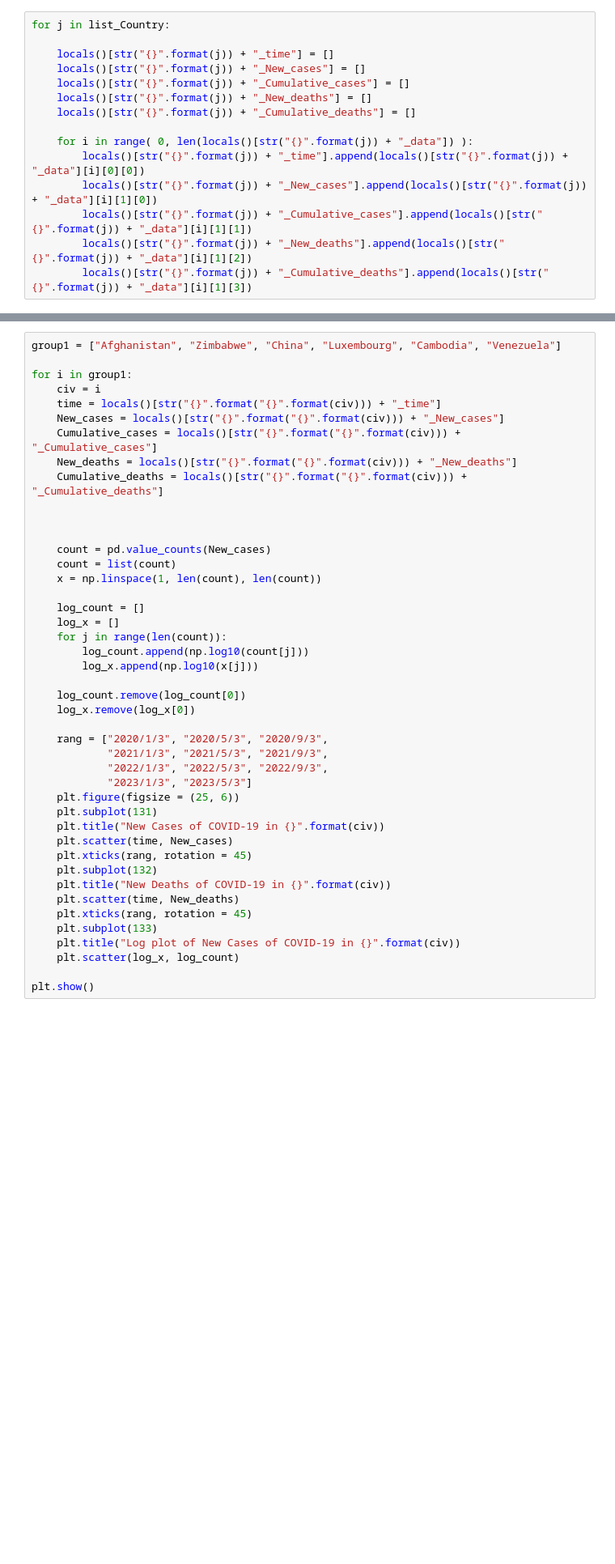
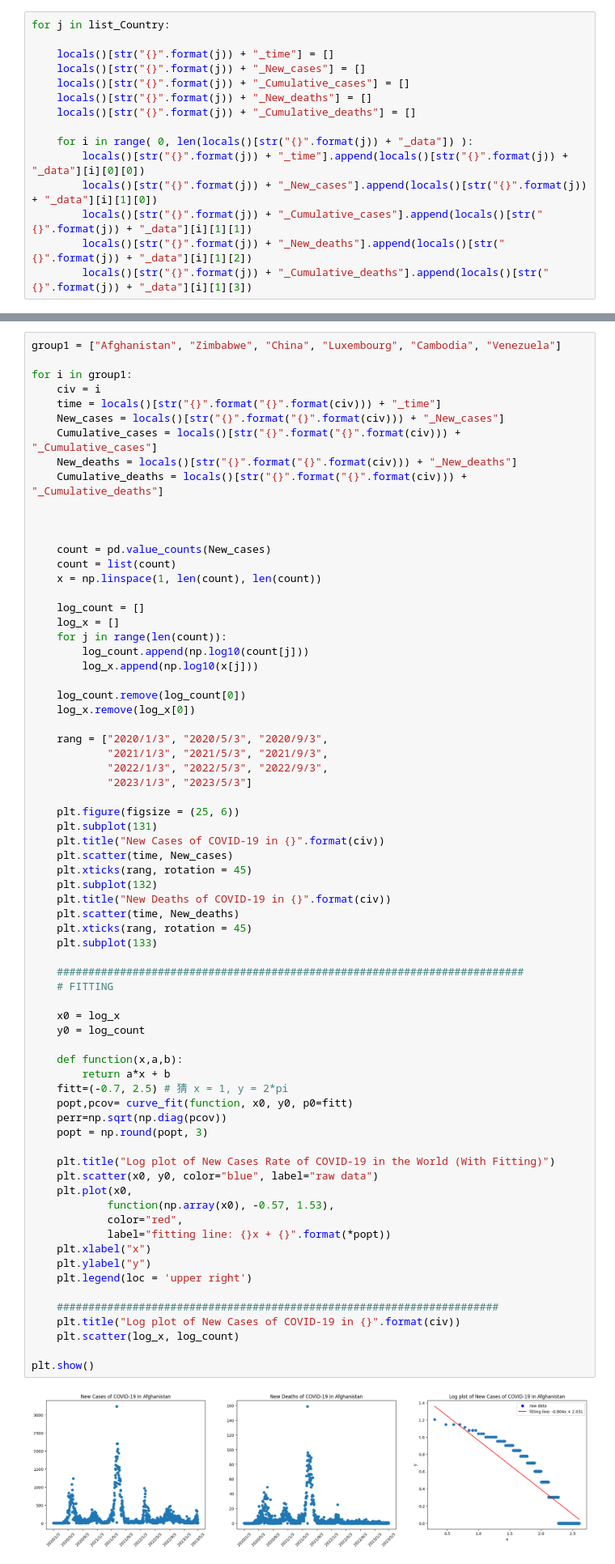
Before and after one commit to tang-wan/Complex-System_Final-Report, a Jupyter notebook: COVID-19.ipynb, the cells around one changed output, grey strips where cells are left out. Shown at 81% size. Saved outputs shown, nothing was run; the diff lists cells and outputs as text; blank space fills up the shorter version.

```diff
--- a/COVID-19.ipynb
+++ b/COVID-19.ipynb
@@ -109,30 +245,58 @@ for i in group1:
     count = list(count)
     x = np.linspace(1, len(count), len(count))
 
     log_count = []
     log_x = []
     for j in range(len(count)):
         log_count.append(np.log10(count[j]))
         log_x.append(np.log10(x[j]))
 
     log_count.remove(log_count[0])
     log_x.remove(log_x[0])
 
     rang = ["2020/1/3", "2020/5/3", "2020/9/3",
             "2021/1/3", "2021/5/3", "2021/9/3",
             "2022/1/3", "2022/5/3", "2022/9/3",
             "2023/1/3", "2023/5/3"]
+
     plt.figure(figsize = (25, 6))
     plt.subplot(131)
     plt.title("New Cases of COVID-19 in {}".format(civ))
     plt.scatter(time, New_cases)
     plt.xticks(rang, rotation = 45)
     plt.subplot(132)
     plt.title("New Deaths of COVID-19 in {}".format(civ))
     plt.scatter(time, New_deaths)
     plt.xticks(rang, rotation = 45)
     plt.subplot(133)
+
+    ##########################################################################
+    # FITTING
+
+    x0 = log_x
+    y0 = log_count
+
+    def function(x,a,b):
+        return a*x + b
+    fitt=(-0.7, 2.5) # 猜 x = 1, y = 2*pi
+    popt,pcov= curve_fit(function, x0, y0, p0=fitt)
+    perr=np.sqrt(np.diag(pcov))
+    popt = np.round(popt, 3)
+
+    plt.title("Log plot of New Cases Rate of COVID-19 in the World (With Fitting)")
+    plt.scatter(x0, y0, color="blue", label="raw data")
+    plt.plot(x0,
+            function(np.array(x0), -0.57, 1.53),
+            color="red",
+            label="fitting line: {}x + {}".format(*popt))
+    plt.xlabel("x")
+    plt.ylabel("y")
+    plt.legend(loc = 'upper right')
+
+    ######################################################################
     plt.title("Log plot of New Cases of COVID-19 in {}".format(civ))
     plt.scatter(log_x, log_count)
 
 plt.show()
+# %% [output]
+[figure, added]
```
Also changed, not shown: parts of 11 cells of this notebook.
